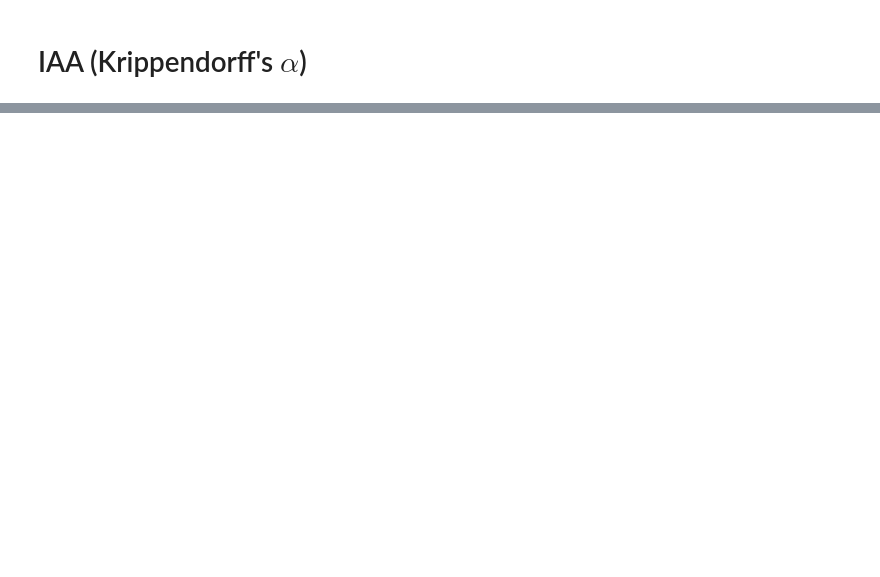
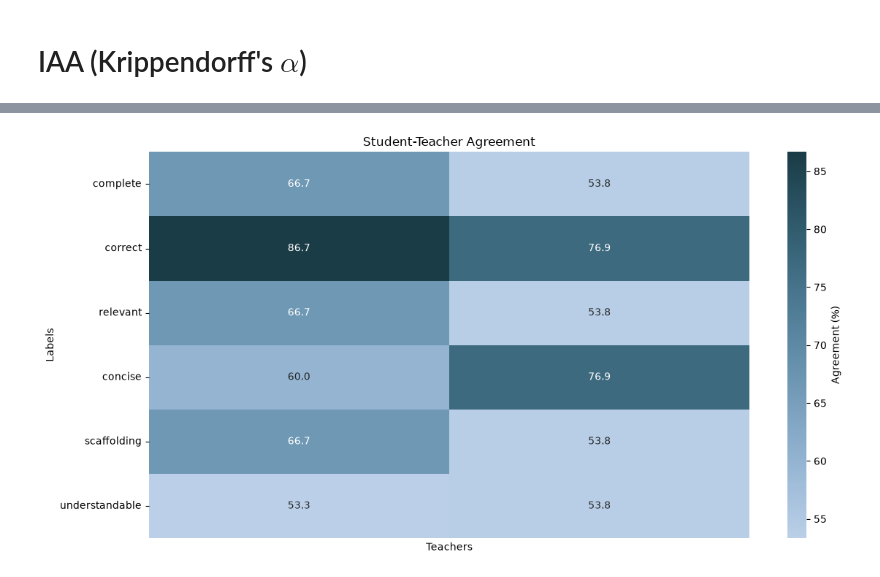
Before and after one commit to mi-1000/LitteratIA_Evaluation, a Jupyter notebook: scripts/compute_metrics.ipynb, the cells around one changed output, grey strips where cells are left out. Saved outputs shown, nothing was run; the diff lists cells and outputs as text; code cells hidden in the pictures; blank space fills up the shorter version.

```diff
--- a/scripts/compute_metrics.ipynb
+++ b/scripts/compute_metrics.ipynb
@@ -101,0 +965,95 @@ Computing Krippendorff's $\alpha$ on finer-grained categories may yield more pre
+# %%
+def compute_student_teacher_agreement_per_label(label: Literal['complete', 'correct', 'relevant', 'concise', 'scaffolding', 'understandable'], filtered_out_annotators: list[str] = ["96278cf1-da97-430d-a30a-ef6fad1f6279"], input_data_path: str = INPUT_DATA_PATH) -> dict[str, tuple[int, int]]:
+
+    out = defaultdict(lambda: (0, 0))
+
+    for annotator in [ ann for ann in get_annotators(input_data_path) if ann not in filtered_out_annotators ]:
+
+        observed_item_count = 0
+        agreement_count = 0
+
+        for item in annotations_list:
+
+            teacher_annotation = next(
+                (ann for ann in item.get("teacher_annotation", []) if ann.get("annotator_id") == annotator),
+                None
+            )
+
+            if teacher_annotation is None: # If the teacher annotation is missing for this item, we skip it
+                continue
+
+            student_annotation = item.get("student_annotation", {})
+
+            student_preferred_model = student_annotation.get("preferred_model")
+            teacher_preferred_model = teacher_annotation.get("preferred_model")
+
+            if student_preferred_model == teacher_preferred_model:
+                observed_item_count += 1
+
+                student_annotation = item.get("student_annotation", {})
+                student_label = student_annotation.get(label)
+                teacher_label = teacher_annotation.get(label)
+
+
+                if student_label is not None and teacher_label is not None and student_label == teacher_label:
+                    agreement_count += 1
+
+        out[annotator] = agreement_count, observed_item_count
+
+    return out
+
+def visualize_heatmap_global_student_teacher_agreement(filtered_out_annotators: list[str] = ["96278cf1-da97-430d-a30a-ef6fad1f6279"]) -> None:
+
+    annotators = [annotator for annotator in get_annotators() if annotator not in filtered_out_annotators]
+
+    data = {}
+
+    for label in LABELS:
+        agreement_results = compute_student_teacher_agreement_per_label(label, filtered_out_annotators)
+        data[label] = {}
+
+        for annotator, (agreement_count, observed_item_count) in agreement_results.items():
+            data[label][annotator] = (agreement_count, observed_item_count)
+
+    plt.figure(figsize=(12, 6))
+    heatmap_data = np.zeros((len(LABELS), len(annotators)))
+    for i, label in enumerate(LABELS):
+        for j, annotator in enumerate(annotators):
+            if annotator in data[label]:
+                agreement_count, observed_item_count = data[label][annotator]
+                heatmap_data[i, j] = agreement_count / observed_item_count * 100 if observed_item_count > 0 else 0.0
+
+    sns.heatmap(heatmap_data, annot=True, fmt='.1f', xticklabels=False, yticklabels=LABELS, cmap=sns.color_palette("ch:s=-.5,r=.1,d=.2,l=.8", as_cmap=True), cbar_kws={'label': 'Agreement (%)'})
+    plt.title("Student-Teacher Agreement")
+    plt.xlabel("Teachers")
+    plt.ylabel("Labels")
+    plt.tight_layout()
+    plt.show()
+
+def compute_global_student_teacher_agreement(filtered_out_annotators: list[str] = ["96278cf1-da97-430d-a30a-ef6fad1f6279"], input_data_path: str = INPUT_DATA_PATH) -> dict[str, dict[str, float]]:
+    out = {}
+
+    for label in LABELS:
+        agreement_results = compute_student_teacher_agreement_per_label(label, filtered_out_annotators, input_data_path)
+        print(f" Agreements for label '{label}': ".center(60, '='))
+        for annotator, (agreement_count, observed_item_count) in agreement_results.items():
+            percentage = agreement_count / observed_item_count * 100 if observed_item_count > 0 else 0.0
+            print(f"{annotator}: {agreement_count}/{observed_item_count} ({percentage:.2f}%)".center(60))
+
+            if annotator not in out:
+                out[annotator] = [0, 0]
+            out[annotator][0] += agreement_count
+            out[annotator][1] += observed_item_count
+        print('\n')
+
+    print('='*60, '\n', " Global Student-Teacher Agreement: ".center(60, '='), '\n', '='*60)
+
+    for annotator, (total_agreement, total_observed) in out.items():
+        percentage = total_agreement / total_observed * 100 if total_observed > 0 else 0.0
+        print(f"{annotator}: {total_agreement}/{total_observed} ({percentage:.2f}%)".center(60))
+
+    return out
+
+global_agreement_values = compute_global_student_teacher_agreement()
+visualize_heatmap_global_student_teacher_agreement()
+# %% [output]
@@ -101,0 +1077 @@ Computing Krippendorff's $\alpha$ on finer-grained categories may yield more pre
+[figure, added]
```
Also changed, not shown: parts of 30 cells of this notebook, 6 other files.
